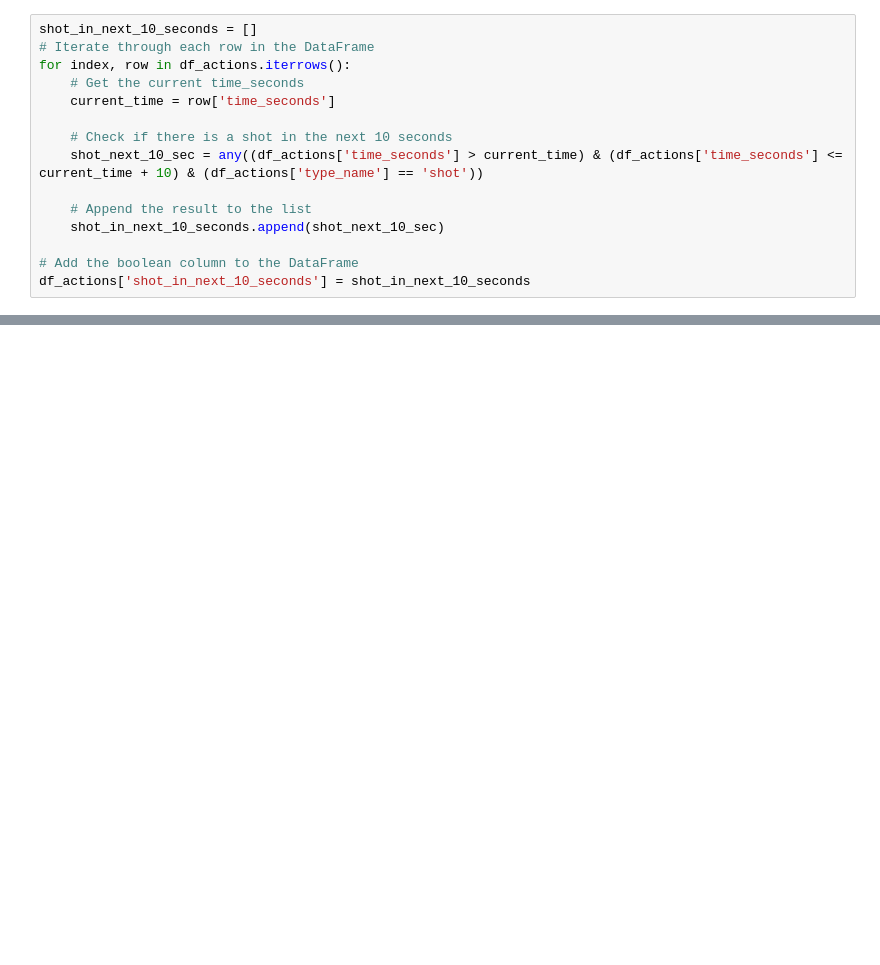
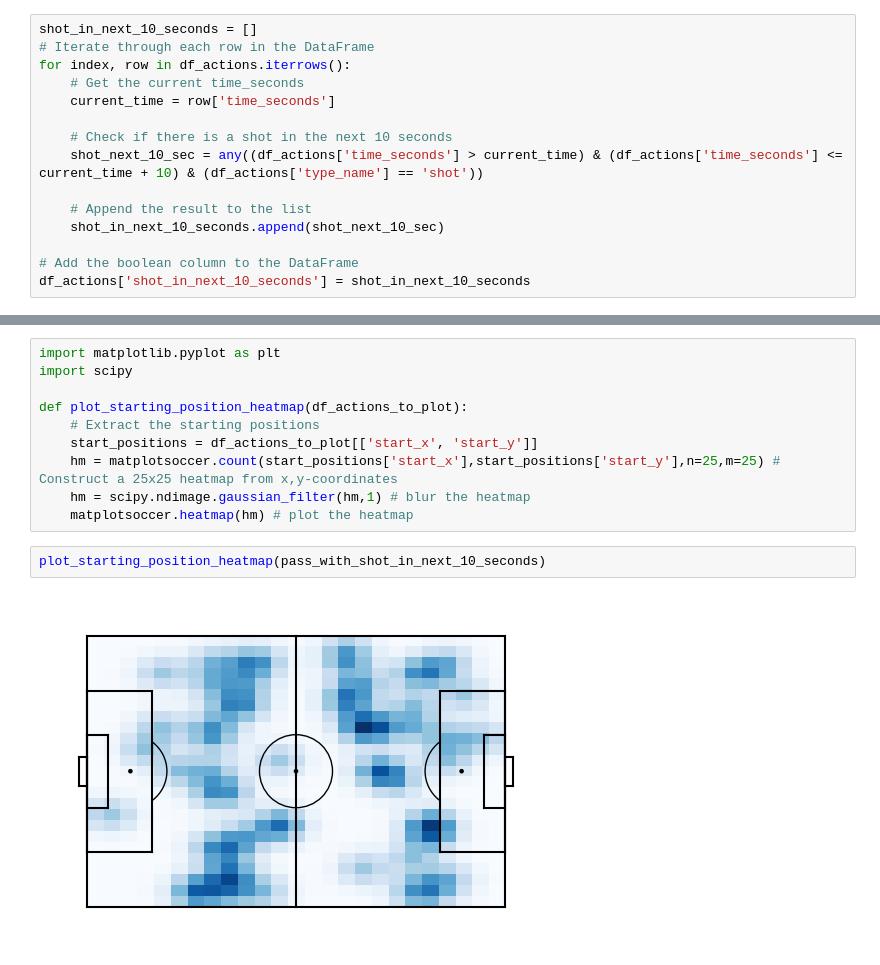
Before and after one commit to IndraTheZeus/Data_Analytics_Lab, a Jupyter notebook: tutorial2_generate_features.ipynb, the cells around one changed output, grey strips where cells are left out. Saved outputs shown, nothing was run; the diff lists cells and outputs as text; blank space fills up the shorter version.

```diff
--- a/tutorial2_generate_features.ipynb
+++ b/tutorial2_generate_features.ipynb
@@ -567,0 +773,14 @@ rows_with_shot_in_next_10_seconds
+# %%
+import matplotlib.pyplot as plt
+import scipy
+
+def plot_starting_position_heatmap(df_actions_to_plot):
+    # Extract the starting positions
+    start_positions = df_actions_to_plot[['start_x', 'start_y']]
+    hm = matplotsoccer.count(start_positions['start_x'],start_positions['start_y'],n=25,m=25) # Construct a 25x25 heatmap from x,y-coordinates
+    hm = scipy.ndimage.gaussian_filter(hm,1) # blur the heatmap
+    matplotsoccer.heatmap(hm) # plot the heatmap
+# %%
+plot_starting_position_heatmap(pass_with_shot_in_next_10_seconds)
+# %% [output]
+[figure, added]
```
Also changed, not shown: parts of 35 cells of this notebook.
